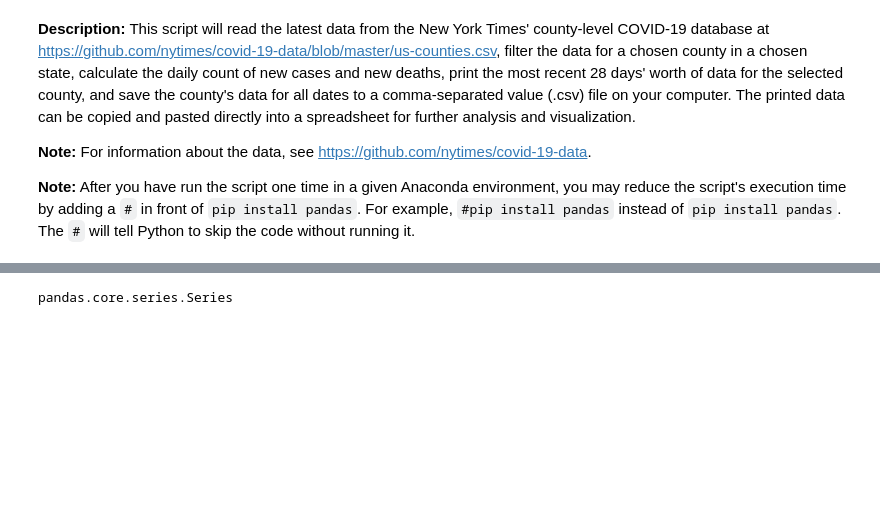
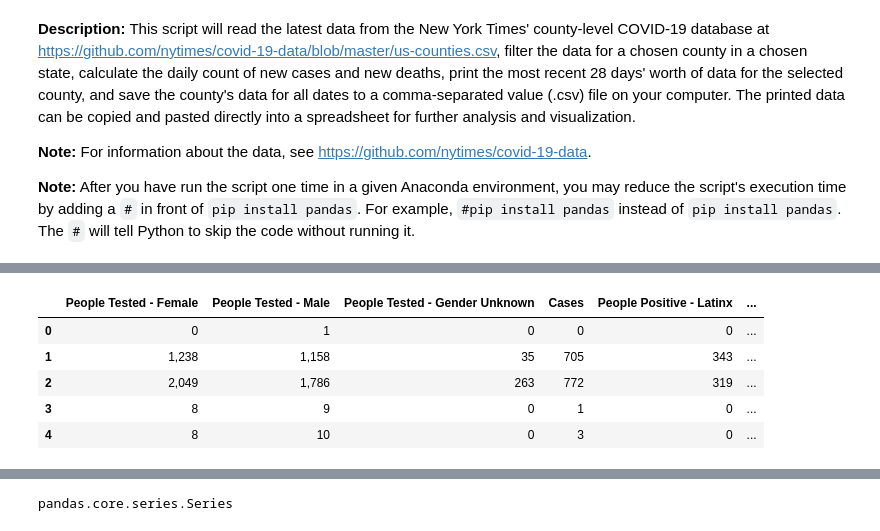
Before and after one commit to Avianou48/Studies, a Jupyter notebook: Python/Advanced_Python/COVID19_Testing_Project.ipynb, the cells around one changed output, grey strips where cells are left out. Saved outputs shown, nothing was run; the diff lists cells and outputs as text; code cells hidden in the pictures; blank space fills up the shorter version.

```diff
--- a/Python/Advanced_Python/COVID19_Testing_Project.ipynb
+++ b/Python/Advanced_Python/COVID19_Testing_Project.ipynb
@@ -57,0 +94,11 @@ ny_df.head()
+# %%
+#sub-dataset from the original data
+df1 = df [['People Tested - Female','People Tested - Male', 'People Tested - Gender Unknown','Cases','People Positive - Latinx','People Positive - Asian Non-Latinx','People Positive - Black Non-Latinx','People Positive - White Non-Latinx','People Positive - Other Race Non-Latinx','People Positive - Unknown Race/Ethnicity']]
+df1.head()
+# %% [output]
+|  | People Tested - Female | People Tested - Male | People Tested - Gender Unknown | Cases | People Positive - Latinx | ... |
+| 0 | 0 | 1 | 0 | 0 | 0 | ... |
+| 1 | 1,238 | 1,158 | 35 | 705 | 343 | ... |
+| 2 | 2,049 | 1,786 | 263 | 772 | 319 | ... |
+| 3 | 8 | 9 | 0 | 1 | 0 | ... |
+| 4 | 8 | 10 | 0 | 3 | 0 | ... |
```
Also changed, not shown: parts of 38 cells of this notebook.
